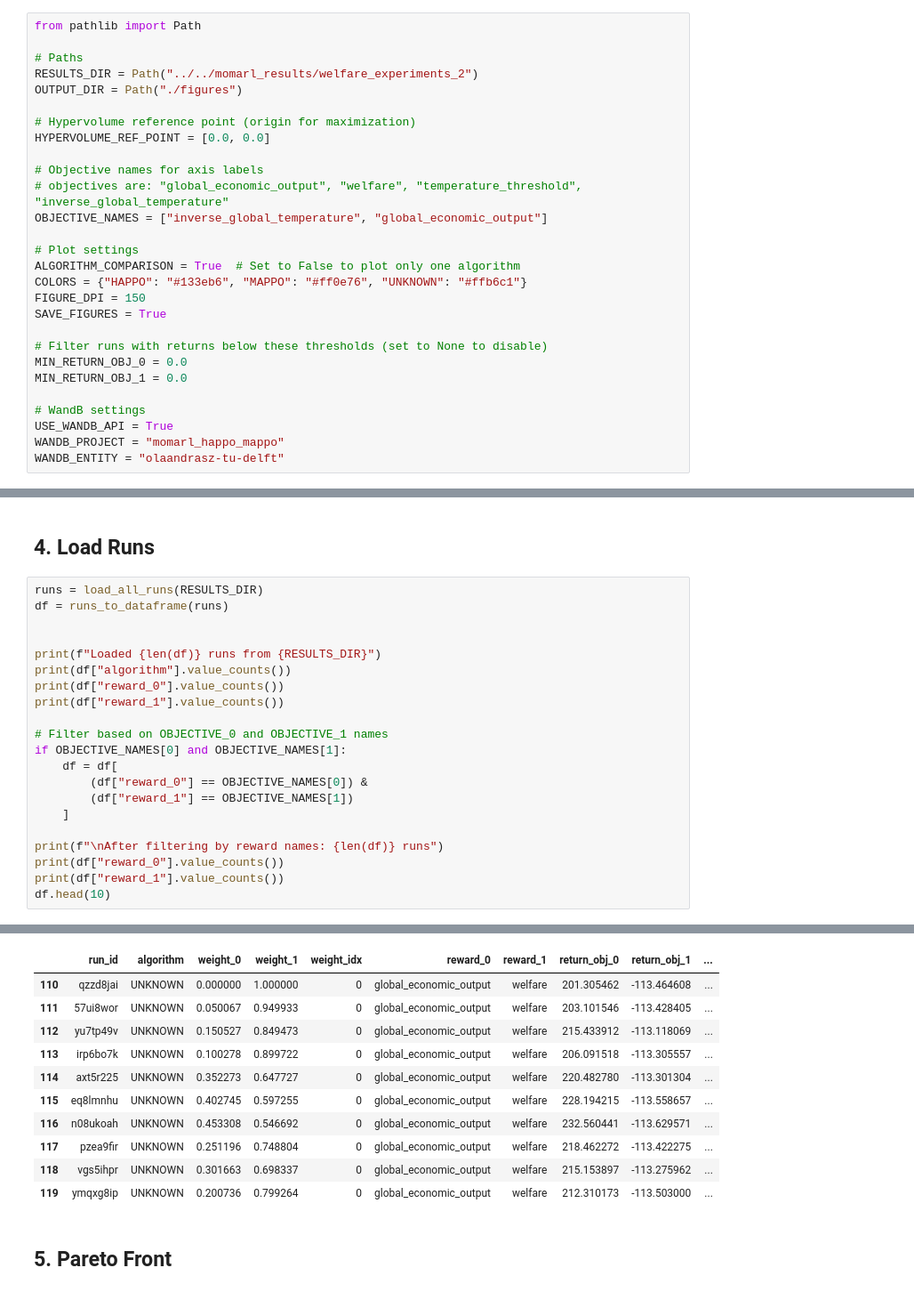
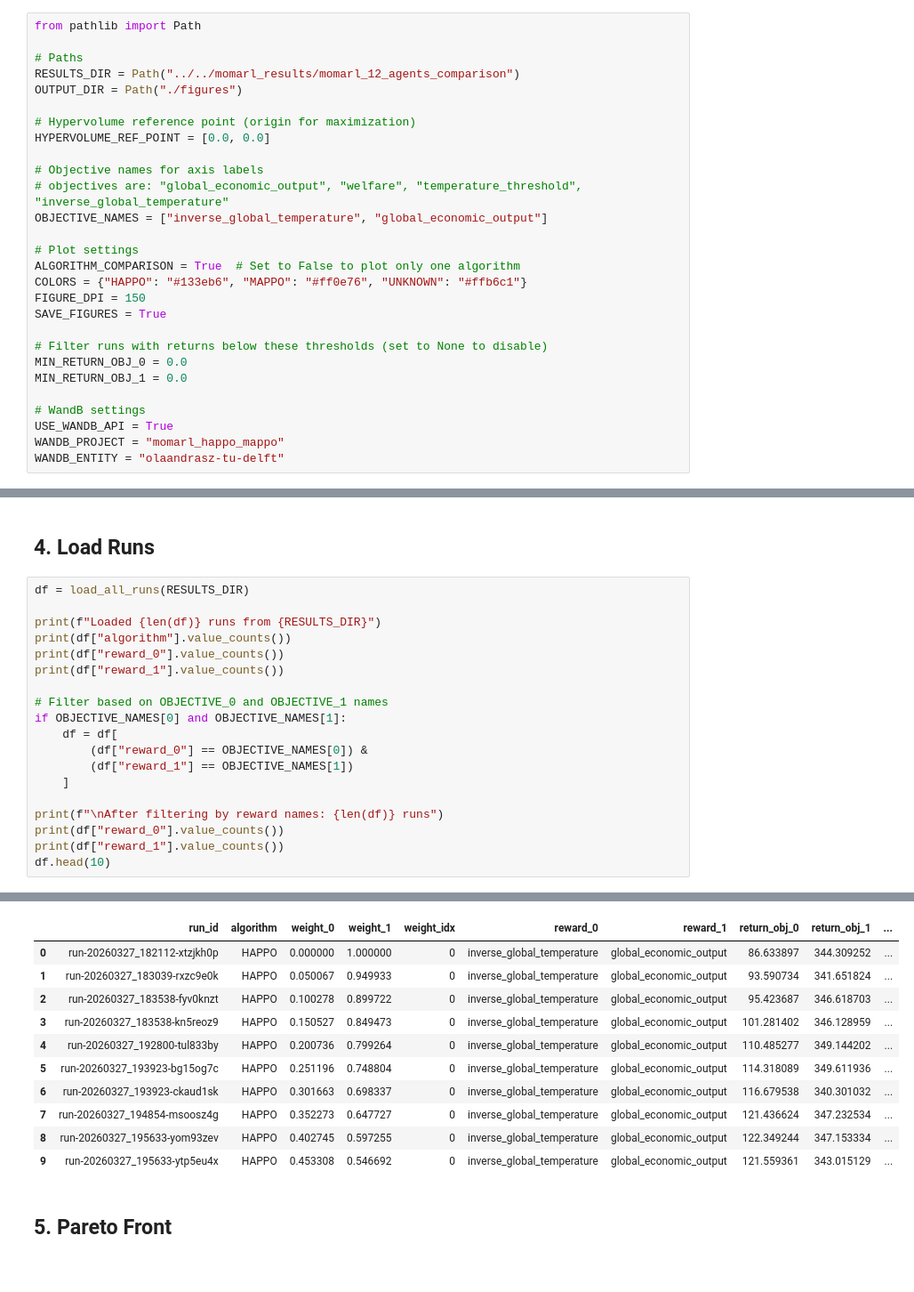
Before and after one commit to aleksandra-and/JUSTICE, a Jupyter notebook: thesis_rl/evaluation/momarl_visualization.ipynb, the cells around one changed output, grey strips where cells are left out. Shown at 89% size. Drawn from its saved outputs; the diff is of its cells as text.

```diff
--- a/thesis_rl/evaluation/momarl_visualization.ipynb
+++ b/thesis_rl/evaluation/momarl_visualization.ipynb
@@ -10,7 +10,7 @@ Visualize Multi-Objective Multi-Agent RL training results from WandB logs.
 from pathlib import Path
 
 # Paths
-RESULTS_DIR = Path("../../momarl_results/welfare_experiments_2")
+RESULTS_DIR = Path("../../momarl_results/momarl_12_agents_comparison")
 OUTPUT_DIR = Path("./figures")
 
 # Hypervolume reference point (origin for maximization)
@@ -169,9 +129,7 @@ def runs_to_dataframe(runs: List[RunData]) -> pd.DataFrame:
 # %% [markdown]
 ## 4. Load Runs
 # %%
-runs = load_all_runs(RESULTS_DIR)
-df = runs_to_dataframe(runs)
-
+df = load_all_runs(RESULTS_DIR)
 
 print(f"Loaded {len(df)} runs from {RESULTS_DIR}")
 print(df["algorithm"].value_counts())
@@ -209,15 +167,15 @@ welfare    100
 Name: count, dtype: int64
 |  | run_id | algorithm | weight_0 | weight_1 | weight_idx | reward_0 | reward_1 | return_obj_0 | return_obj_1 | ... |
-| 110 | qzzd8jai | UNKNOWN | 0.000000 | 1.000000 | 0 | global_economic_output | welfare | 201.305462 | -113.464608 | ... |
-| 111 | 57ui8wor | UNKNOWN | 0.050067 | 0.949933 | 0 | global_economic_output | welfare | 203.101546 | -113.428405 | ... |
-| 112 | yu7tp49v | UNKNOWN | 0.150527 | 0.849473 | 0 | global_economic_output | welfare | 215.433912 | -113.118069 | ... |
-| 113 | irp6bo7k | UNKNOWN | 0.100278 | 0.899722 | 0 | global_economic_output | welfare | 206.091518 | -113.305557 | ... |
-| 114 | axt5r225 | UNKNOWN | 0.352273 | 0.647727 | 0 | global_economic_output | welfare | 220.482780 | -113.301304 | ... |
-| 115 | eq8lmnhu | UNKNOWN | 0.402745 | 0.597255 | 0 | global_economic_output | welfare | 228.194215 | -113.558657 | ... |
-| 116 | n08ukoah | UNKNOWN | 0.453308 | 0.546692 | 0 | global_economic_output | welfare | 232.560441 | -113.629571 | ... |
-| 117 | pzea9fir | UNKNOWN | 0.251196 | 0.748804 | 0 | global_economic_output | welfare | 218.462272 | -113.422275 | ... |
-| 118 | vgs5ihpr | UNKNOWN | 0.301663 | 0.698337 | 0 | global_economic_output | welfare | 215.153897 | -113.275962 | ... |
-| 119 | ymqxg8ip | UNKNOWN | 0.200736 | 0.799264 | 0 | global_economic_output | welfare | 212.310173 | -113.503000 | ... |
+| 0 | run-20260327_182112-xtzjkh0p | HAPPO | 0.000000 | 1.000000 | 0 | inverse_global_temperature | global_economic_output | 86.633897 | 344.309252 | ... |
+| 1 | run-20260327_183039-rxzc9e0k | HAPPO | 0.050067 | 0.949933 | 0 | inverse_global_temperature | global_economic_output | 93.590734 | 341.651824 | ... |
+| 2 | run-20260327_183538-fyv0knzt | HAPPO | 0.100278 | 0.899722 | 0 | inverse_global_temperature | global_economic_output | 95.423687 | 346.618703 | ... |
+| 3 | run-20260327_183538-kn5reoz9 | HAPPO | 0.150527 | 0.849473 | 0 | inverse_global_temperature | global_economic_output | 101.281402 | 346.128959 | ... |
+| 4 | run-20260327_192800-tul833by | HAPPO | 0.200736 | 0.799264 | 0 | inverse_global_temperature | global_economic_output | 110.485277 | 349.144202 | ... |
+| 5 | run-20260327_193923-bg15og7c | HAPPO | 0.251196 | 0.748804 | 0 | inverse_global_temperature | global_economic_output | 114.318089 | 349.611936 | ... |
+| 6 | run-20260327_193923-ckaud1sk | HAPPO | 0.301663 | 0.698337 | 0 | inverse_global_temperature | global_economic_output | 116.679538 | 340.301032 | ... |
+| 7 | run-20260327_194854-msoosz4g | HAPPO | 0.352273 | 0.647727 | 0 | inverse_global_temperature | global_economic_output | 121.436624 | 347.232534 | ... |
+| 8 | run-20260327_195633-yom93zev | HAPPO | 0.402745 | 0.597255 | 0 | inverse_global_temperature | global_economic_output | 122.349244 | 347.153334 | ... |
+| 9 | run-20260327_195633-ytp5eu4x | HAPPO | 0.453308 | 0.546692 | 0 | inverse_global_temperature | global_economic_output | 121.559361 | 343.015129 | ... |
 # %% [markdown]
 ## 5. Pareto Front
 # %%
```
Also changed, not shown: parts of 13 cells of this notebook, 10 other files.
